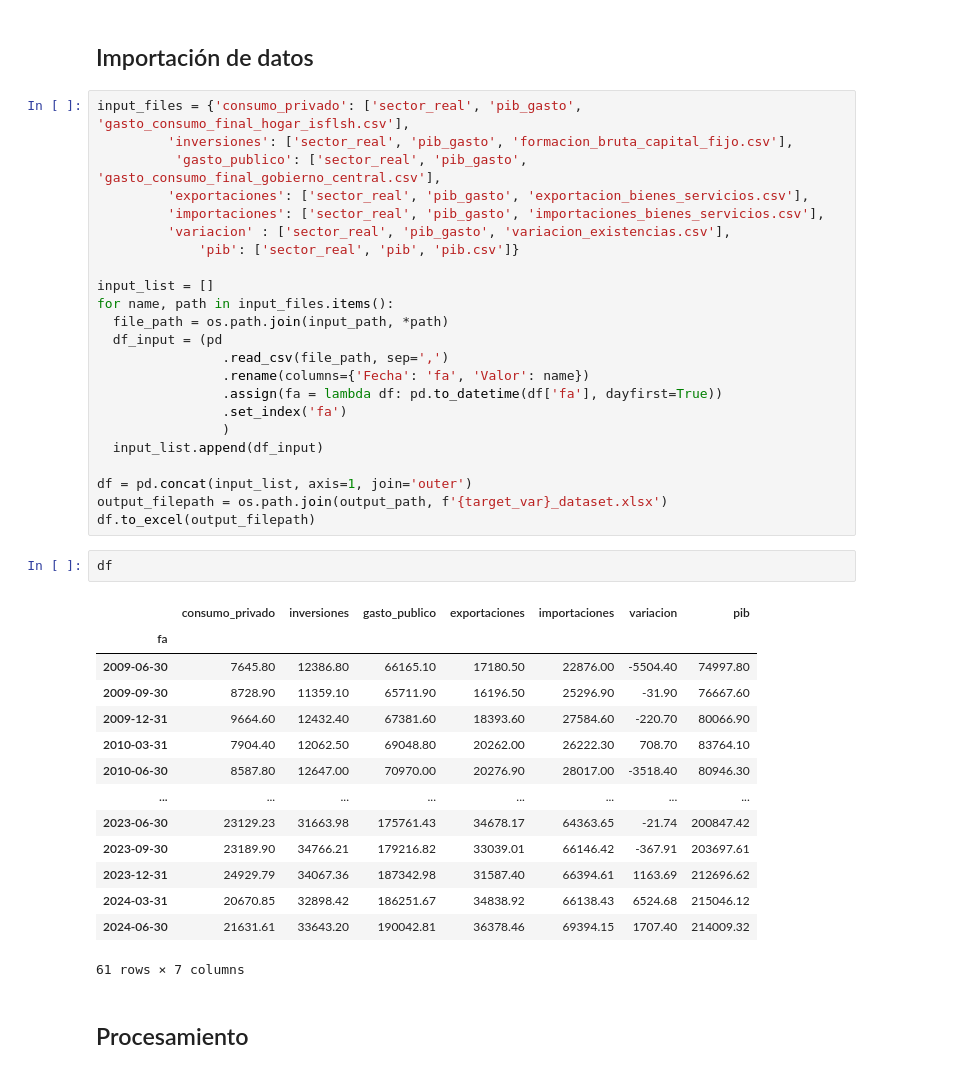
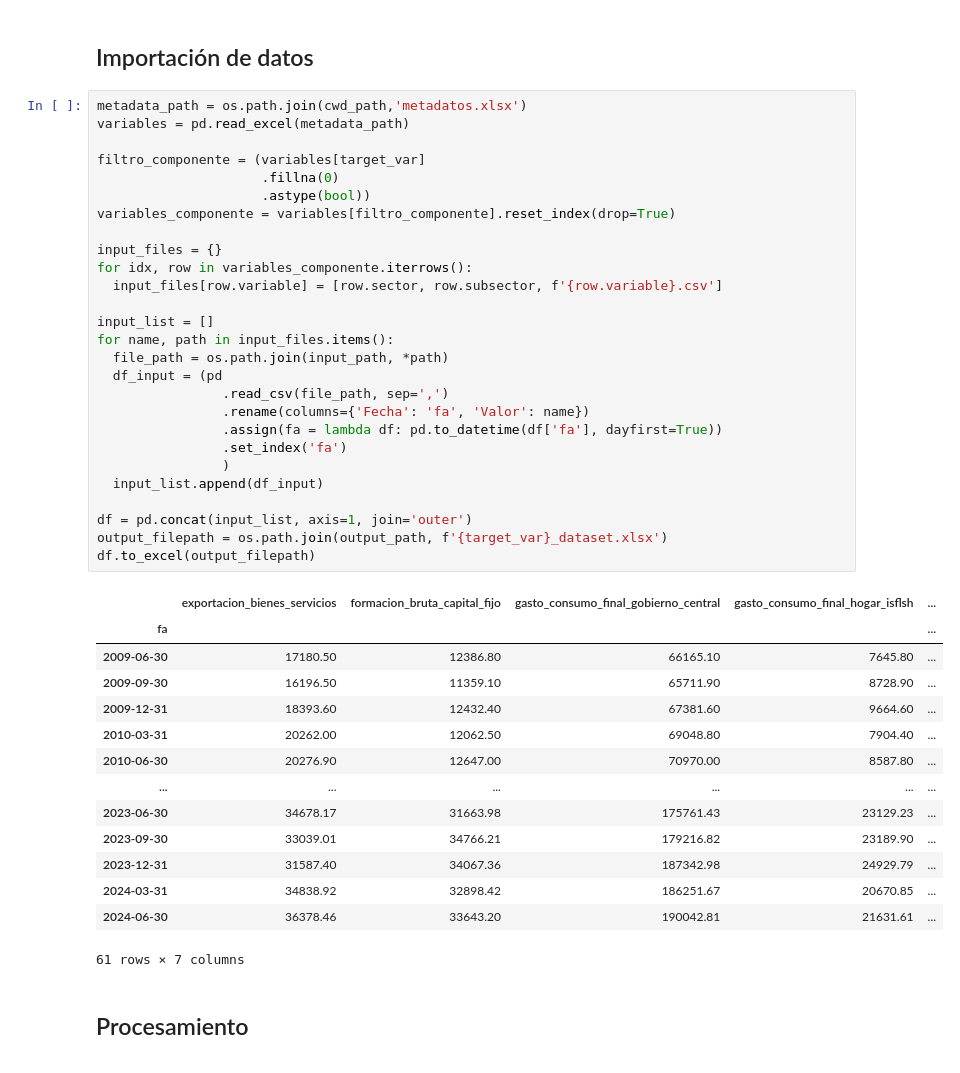
Before and after one commit to roolzpolo/papd-proyecto-final, a Jupyter notebook: 1_pib.ipynb, the cells around one changed output. Saved outputs shown, nothing was run; the diff lists cells and outputs as text.

```diff
--- a/1_pib.ipynb
+++ b/1_pib.ipynb
@@ -39,45 +39,47 @@ target_var = 'pib'
 # %% [markdown]
 ## Importación de datos
 # %%
-input_files = {'consumo_privado': ['sector_real', 'pib_gasto', 'gasto_consumo_final_hogar_isflsh.csv'],
-         'inversiones': ['sector_real', 'pib_gasto', 'formacion_bruta_capital_fijo.csv'],
-          'gasto_publico': ['sector_real', 'pib_gasto', 'gasto_consumo_final_gobierno_central.csv'],
-         'exportaciones': ['sector_real', 'pib_gasto', 'exportacion_bienes_servicios.csv'],
-         'importaciones': ['sector_real', 'pib_gasto', 'importaciones_bienes_servicios.csv'],
-         'variacion' : ['sector_real', 'pib_gasto', 'variacion_existencias.csv'],
-             'pib': ['sector_real', 'pib', 'pib.csv']}
+metadata_path = os.path.join(cwd_path,'metadatos.xlsx')
+variables = pd.read_excel(metadata_path)
+
+filtro_componente = (variables[target_var]
+                     .fillna(0)
+                     .astype(bool))
+variables_componente = variables[filtro_componente].reset_index(drop=True)
+
+input_files = {}
+for idx, row in variables_componente.iterrows():
+  input_files[row.variable] = [row.sector, row.subsector, f'{row.variable}.csv']
 
 input_list = []
 for name, path in input_files.items():
   file_path = os.path.join(input_path, *path)
   df_input = (pd
                 .read_csv(file_path, sep=',')
                 .rename(columns={'Fecha': 'fa', 'Valor': name})
                 .assign(fa = lambda df: pd.to_datetime(df['fa'], dayfirst=True))
                 .set_index('fa')
                 )
   input_list.append(df_input)
 
 df = pd.concat(input_list, axis=1, join='outer')
 output_filepath = os.path.join(output_path, f'{target_var}_dataset.xlsx')
 df.to_excel(output_filepath)
+# %% [output]
+|  | exportacion_bienes_servicios | formacion_bruta_capital_fijo | gasto_consumo_final_gobierno_central | gasto_consumo_final_hogar_isflsh | ... |
+| fa |  |  |  |  | ... |
+| 2009-06-30 | 17180.50 | 12386.80 | 66165.10 | 7645.80 | ... |
+| 2009-09-30 | 16196.50 | 11359.10 | 65711.90 | 8728.90 | ... |
+| 2009-12-31 | 18393.60 | 12432.40 | 67381.60 | 9664.60 | ... |
+| 2010-03-31 | 20262.00 | 12062.50 | 69048.80 | 7904.40 | ... |
+| 2010-06-30 | 20276.90 | 12647.00 | 70970.00 | 8587.80 | ... |
+| ... | ... | ... | ... | ... | ... |
+| 2023-06-30 | 34678.17 | 31663.98 | 175761.43 | 23129.23 | ... |
+| 2023-09-30 | 33039.01 | 34766.21 | 179216.82 | 23189.90 | ... |
+| 2023-12-31 | 31587.40 | 34067.36 | 187342.98 | 24929.79 | ... |
+| 2024-03-31 | 34838.92 | 32898.42 | 186251.67 | 20670.85 | ... |
+| 2024-06-30 | 36378.46 | 33643.20 | 190042.81 | 21631.61 | ... |
+61 rows × 7 columns
-# %%
-df
-# %% [output]
-|  | consumo_privado | inversiones | gasto_publico | exportaciones | importaciones | variacion | pib |
-| fa |  |  |  |  |  |  |  |
-| 2009-06-30 | 7645.80 | 12386.80 | 66165.10 | 17180.50 | 22876.00 | -5504.40 | 74997.80 |
-| 2009-09-30 | 8728.90 | 11359.10 | 65711.90 | 16196.50 | 25296.90 | -31.90 | 76667.60 |
-| 2009-12-31 | 9664.60 | 12432.40 | 67381.60 | 18393.60 | 27584.60 | -220.70 | 80066.90 |
-| 2010-03-31 | 7904.40 | 12062.50 | 69048.80 | 20262.00 | 26222.30 | 708.70 | 83764.10 |
-| 2010-06-30 | 8587.80 | 12647.00 | 70970.00 | 20276.90 | 28017.00 | -3518.40 | 80946.30 |
-| ... | ... | ... | ... | ... | ... | ... | ... |
-| 2023-06-30 | 23129.23 | 31663.98 | 175761.43 | 34678.17 | 64363.65 | -21.74 | 200847.42 |
-| 2023-09-30 | 23189.90 | 34766.21 | 179216.82 | 33039.01 | 66146.42 | -367.91 | 203697.61 |
-| 2023-12-31 | 24929.79 | 34067.36 | 187342.98 | 31587.40 | 66394.61 | 1163.69 | 212696.62 |
-| 2024-03-31 | 20670.85 | 32898.42 | 186251.67 | 34838.92 | 66138.43 | 6524.68 | 215046.12 |
-| 2024-06-30 | 21631.61 | 33643.20 | 190042.81 | 36378.46 | 69394.15 | 1707.40 | 214009.32 |
-61 rows × 7 columns
 # %% [markdown]
 ## Procesamiento
 # %%
```
Also changed, not shown: 1 other file.
